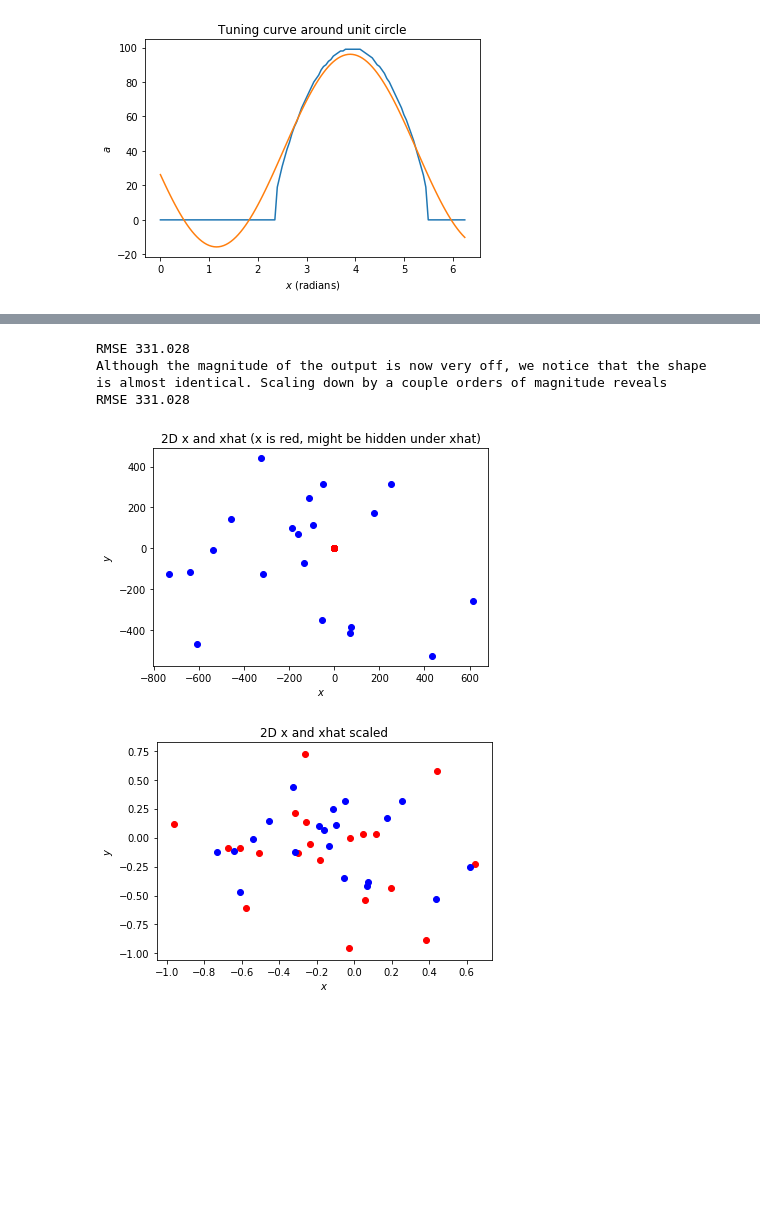
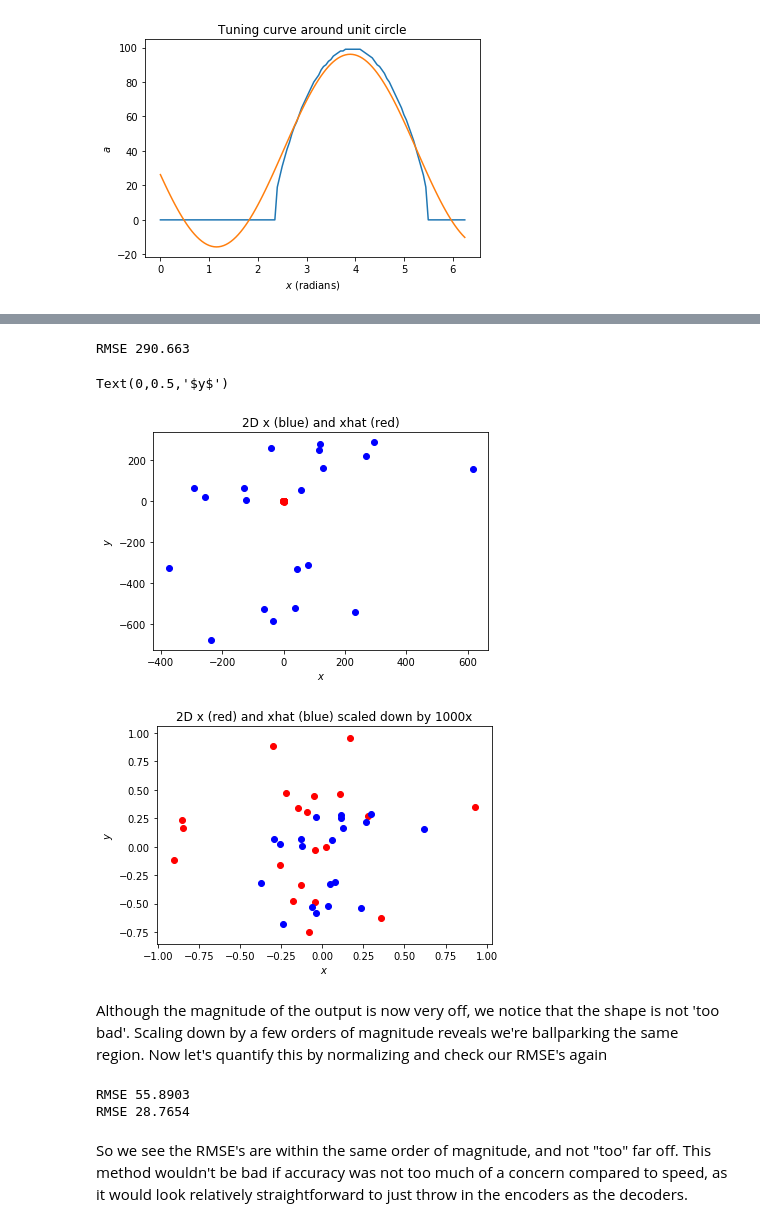
Before and after one commit to parsatorb/SYDE-556, a Jupyter notebook: Representation.ipynb, the cells around one changed output, grey strips where cells are left out. Drawn from its saved outputs; the diff is of its cells as text; code cells hidden in the pictures; blank space fills up the shorter version.

```diff
--- a/Representation.ipynb
+++ b/Representation.ipynb
@@ -502,37 +553,54 @@ RMSE 6.27462e-06
 # %%
 #Question 2.2d
 E = np.zeros(shape(D))
 E[:,0] = U
 E[:,1] = V
 xhat2 = np.dot(An, E)
 error2 = xy - xhat2
 
 figure()
 scatter(xy[:,0], xy[:,1], color="red")
 scatter(xhat2[:,0], xhat2[:,1], color="blue")
-title('2D x and xhat (x is red, might be hidden under xhat)')
+title('2D x (blue) and xhat (red)')
 xlabel('$x$')
 ylabel('$y$')
 
 RMSE2 = np.sqrt(np.average(error2**2))
 print('RMSE %g' % RMSE2)
 
-print ("Although the magnitude of the output is now very off, we notice that the shape is almost identical. Scaling down by a couple orders of magnitude reveals")
-
 xhat3 = xhat2/1000
 
 figure()
 scatter(xy[:,0], xy[:,1], color="red")
 scatter(xhat3[:,0], xhat3[:,1], color="blue")
-title('2D x and xhat scaled')
+title('2D x (red) and xhat (blue) scaled down by 1000x')
 xlabel('$x$')
 ylabel('$y$')
-
-RMSE3 = np.sqrt(np.average(error2**2))
-print('RMSE %g' % RMSE3)
 # %% [output]
-RMSE 331.028
-Although the magnitude of the output is now very off, we notice that the shape is almost identical. Scaling down by a couple orders of magnitude reveals
-RMSE 331.028
+RMSE 290.663
+Text(0,0.5,'$y$')
-[figure, old version]
+[figure, new version]
-[figure, old version]
+[figure, new version]
+# %% [markdown]
+Although the magnitude of the output is now very off, we notice that the shape is not 'too bad'. Scaling down by a few orders of magnitude reveals we're ballparking the same region. Now let's quantify this by normalizing and check our RMSE's again
+# %%
+D_norm = D/np.linalg.norm(D)
+E_norm = E/np.linalg.norm(E)
+
+xhat4 = np.dot(An, D_norm)
+xhat5 = np.dot(An, E_norm)
+
+error4 = xhat4 - xy
+error5 = xhat5 - xy
+
+#I really should have placed this RMSE thing in a function...
+RMSE4 = np.sqrt(np.average(error4**2))
+print('RMSE %g' % RMSE4)
+
+RMSE5 = np.sqrt(np.average(error5**2))
+print('RMSE %g' % RMSE5)
+# %% [output]
+RMSE 55.8903
+RMSE 28.7654
+# %% [markdown]
+So we see the RMSE's are within the same order of magnitude, and not "too" far off. This method wouldn't be bad if accuracy was not too much of a concern compared to speed, as it would look relatively straightforward to just throw in the encoders as the decoders.
```
Also changed, not shown: parts of 16 cells of this notebook.
